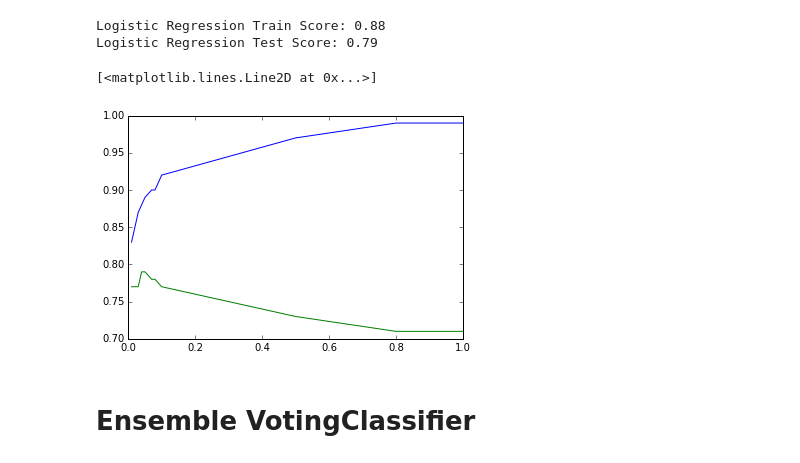
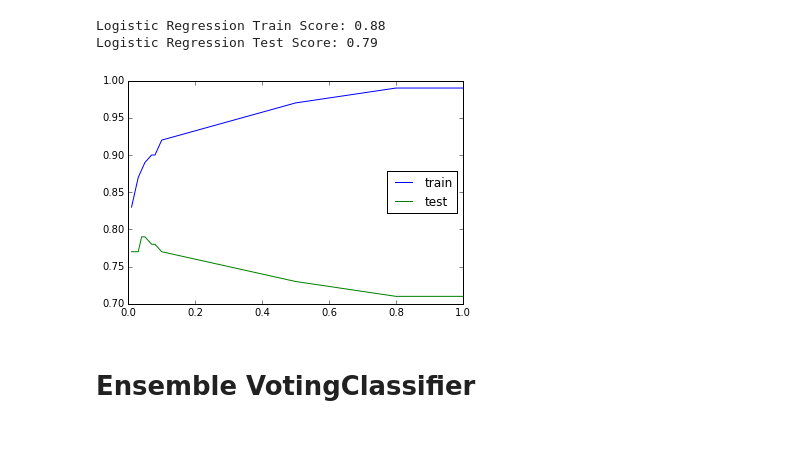
Before and after one commit to rui-r-duan/ecg_classification, a Jupyter notebook: ecg-exp.ipynb, the cells around one changed output. Cells and saved outputs as stored; diff of their text form; code cells hidden in the pictures.

Commit message:
add legend

```diff
--- a/ecg-exp.ipynb
+++ b/ecg-exp.ipynb
@@ -381,15 +383,15 @@ print('Logistic Regression Test Score: {:.2f}'.format(lr.score(X_test, y_test)))
 Logistic Regression Train Score: 0.88
 Logistic Regression Test Score: 0.79
 # %%
-C=[0.01, 0.03, 0.04, 0.05, 0.07, 0.08, 0.1, 0.5, 0.8, 1.0]
-train=[0.83, 0.87, 0.88, 0.89, 0.9, 0.9, 0.92, 0.97, 0.99, 0.99]
-test=[0.77, 0.77, 0.79, 0.79, 0.78, 0.78, 0.77, 0.73, 0.71, 0.71]
-plt.plot(C, train)
-plt.plot(C, test)
-# From the plotting and data, we can see C=0.05 gets the best result.
+import matplotlib.pyplot as plt
+C = [0.01, 0.03, 0.04, 0.05, 0.07, 0.08, 0.1, 0.5, 0.8, 1.0]
+train = [0.83, 0.87, 0.88, 0.89, 0.9, 0.9, 0.92, 0.97, 0.99, 0.99]
+test = [0.77, 0.77, 0.79, 0.79, 0.78, 0.78, 0.77, 0.73, 0.71, 0.71]
+line1, = plt.plot(C, train, label="train")
+line2, = plt.plot(C, test, label="test")
+plt.legend(loc='right')
 # %% [output]
-[<matplotlib.lines.Line2D at 0x...>]
-[figure, old version]
+[figure, new version]
 # %% [markdown]
 # Ensemble VotingClassifier
 # %%
```
Also changed, not shown: parts of 2 cells of this notebook.
